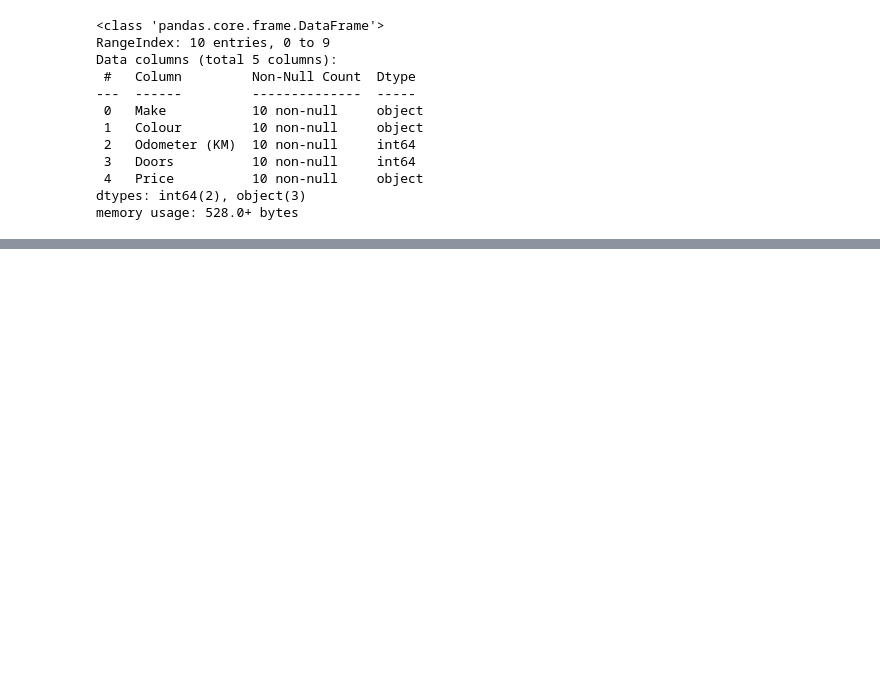
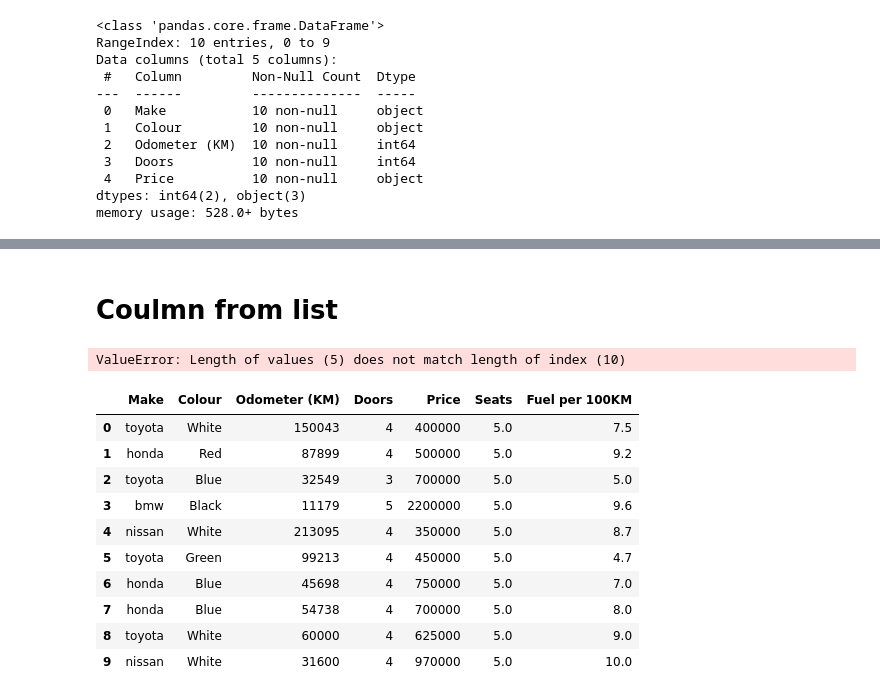
Before and after one commit to HM-bcard/TensorFlow-Developer-Certificate-Bootcamp, a Jupyter notebook: introduction to pandas.ipynb, the cells around one changed output, grey strips where cells are left out. Drawn from its saved outputs; the diff is of its cells as text; code cells hidden in the pictures; blank space fills up the shorter version.

```diff
--- a/introduction to pandas.ipynb
+++ b/introduction to pandas.ipynb
@@ -105,0 +358,2 @@ memory usage: 528.0+ bytes
+# %%
+car_sales["Make"] = car_sales["Make"].str.lower()
@@ -105,0 +477,6 @@ memory usage: 528.0+ bytes
+# %%
+# Column from series
+seats_column = pd.Series([5,5,5,5,5])
+# New column called seats
+car_sales["Seats"] = seats_column
+car_sales
@@ -105,0 +495,3 @@ memory usage: 528.0+ bytes
+# %%
+car_sales["Seats"].fillna(car_sales["Seats"].mean(),inplace = True)
+car_sales
@@ -105,0 +510,24 @@ memory usage: 528.0+ bytes
+# %% [markdown]
+# Coulmn from list
+# %%
+fuel_economy = [7.5, 9.2, 5.0, 9.6 ,8.7]# when the list is too short there is an error - unlike when creating a column from a series
+car_sales["Fuel per 100KM"] = fuel_economy
+car_sales
+# %% [output]
+ValueError: Length of values (5) does not match length of index (10)
+# %%
+fuel_economy = [7.5, 9.2, 5.0, 9.6, 8.7, 4.7,7,8,9,10]
+car_sales["Fuel per 100KM"] = fuel_economy
+car_sales
+# %% [output]
+|  | Make | Colour | Odometer (KM) | Doors | Price | Seats | Fuel per 100KM |
+| 0 | toyota | White | 150043 | 4 | 400000 | 5.0 | 7.5 |
+| 1 | honda | Red | 87899 | 4 | 500000 | 5.0 | 9.2 |
+| 2 | toyota | Blue | 32549 | 3 | 700000 | 5.0 | 5.0 |
+| 3 | bmw | Black | 11179 | 5 | 2200000 | 5.0 | 9.6 |
+| 4 | nissan | White | 213095 | 4 | 350000 | 5.0 | 8.7 |
+| 5 | toyota | Green | 99213 | 4 | 450000 | 5.0 | 4.7 |
+| 6 | honda | Blue | 45698 | 4 | 750000 | 5.0 | 7.0 |
+| 7 | honda | Blue | 54738 | 4 | 700000 | 5.0 | 8.0 |
+| 8 | toyota | White | 60000 | 4 | 625000 | 5.0 | 9.0 |
+| 9 | nissan | White | 31600 | 4 | 970000 | 5.0 | 10.0 |
```
Also changed, not shown: parts of 49 cells of this notebook.
